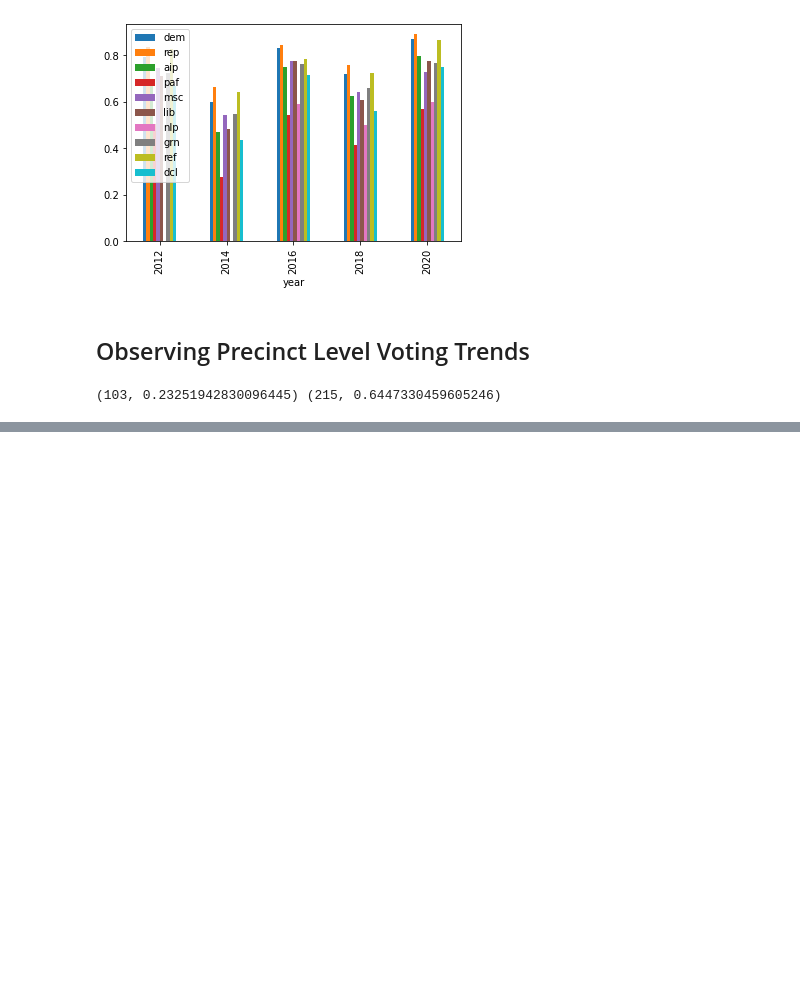
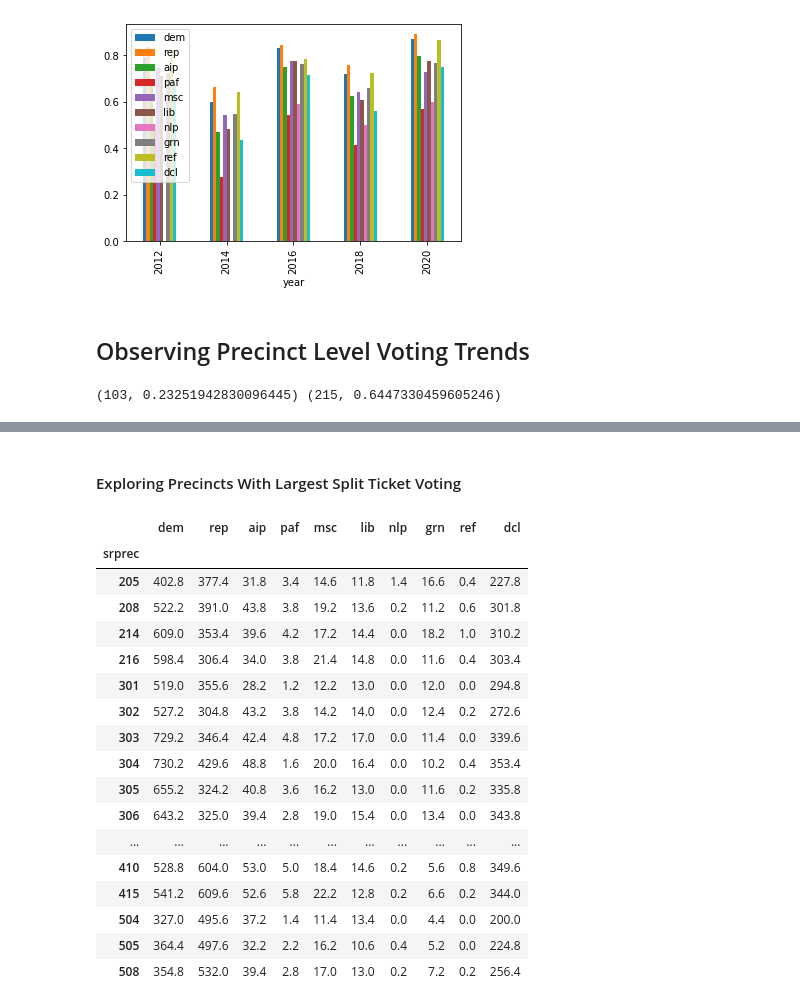
Before and after one commit to CharlesAMiller/AD35, a Jupyter notebook: Data Exploration.ipynb, the cells around one changed output, grey strips where cells are left out. Drawn from its saved outputs; the diff is of its cells as text; code cells hidden in the pictures; blank space fills up the shorter version.

```diff
--- a/Data Exploration.ipynb
+++ b/Data Exploration.ipynb
@@ -65,0 +91,32 @@ sr_dem_perc_diff.max()
+# %% [markdown]
+#### Exploring Precincts With Largest Split Ticket Voting
+# %%
+# Find the precincts most likely to split their vote between top ballot and assembly vote.
+sr_split_tickets = df_precincts_over_time.groupby("srprec")["DIFFDEMPERC"].mean().sort_values(ascending=False)
+split_ticket_ids = sr_split_tickets[:30].index.values
+
+# Get the filtered precincts.
+df_split_ticket_precs = df_precincts_over_time[df_precincts_over_time["srprec"].isin(split_ticket_ids)]
+
+df_split_ticket_precs_prop = df_split_ticket_precs
+
+df_split_ticket_precs.groupby("srprec")[["dem","rep","aip","paf","msc","lib","nlp","grn","ref","dcl"]].mean()
+# %% [output]
+|  | dem | rep | aip | paf | msc | lib | nlp | grn | ref | dcl |
+| srprec |  |  |  |  |  |  |  |  |  |  |
+| 205 | 402.8 | 377.4 | 31.8 | 3.4 | 14.6 | 11.8 | 1.4 | 16.6 | 0.4 | 227.8 |
+| 208 | 522.2 | 391.0 | 43.8 | 3.8 | 19.2 | 13.6 | 0.2 | 11.2 | 0.6 | 301.8 |
+| 214 | 609.0 | 353.4 | 39.6 | 4.2 | 17.2 | 14.4 | 0.0 | 18.2 | 1.0 | 310.2 |
+| 216 | 598.4 | 306.4 | 34.0 | 3.8 | 21.4 | 14.8 | 0.0 | 11.6 | 0.4 | 303.4 |
+| 301 | 519.0 | 355.6 | 28.2 | 1.2 | 12.2 | 13.0 | 0.0 | 12.0 | 0.0 | 294.8 |
+| 302 | 527.2 | 304.8 | 43.2 | 3.8 | 14.2 | 14.0 | 0.0 | 12.4 | 0.2 | 272.6 |
+| 303 | 729.2 | 346.4 | 42.4 | 4.8 | 17.2 | 17.0 | 0.0 | 11.4 | 0.0 | 339.6 |
+| 304 | 730.2 | 429.6 | 48.8 | 1.6 | 20.0 | 16.4 | 0.0 | 10.2 | 0.4 | 353.4 |
+| 305 | 655.2 | 324.2 | 40.8 | 3.6 | 16.2 | 13.0 | 0.0 | 11.6 | 0.2 | 335.8 |
+| 306 | 643.2 | 325.0 | 39.4 | 2.8 | 19.0 | 15.4 | 0.0 | 13.4 | 0.0 | 343.8 |
+| ... | ... | ... | ... | ... | ... | ... | ... | ... | ... | ... |
+| 410 | 528.8 | 604.0 | 53.0 | 5.0 | 18.4 | 14.6 | 0.2 | 5.6 | 0.8 | 349.6 |
+| 415 | 541.2 | 609.6 | 52.6 | 5.8 | 22.2 | 12.8 | 0.2 | 6.6 | 0.2 | 344.0 |
+| 504 | 327.0 | 495.6 | 37.2 | 1.4 | 11.4 | 13.4 | 0.0 | 4.4 | 0.0 | 200.0 |
+| 505 | 364.4 | 497.6 | 32.2 | 2.2 | 16.2 | 10.6 | 0.4 | 5.2 | 0.0 | 224.8 |
+| 508 | 354.8 | 532.0 | 39.4 | 2.8 | 17.0 | 13.0 | 0.2 | 7.2 | 0.2 | 256.4 |
```
Also changed, not shown: parts of 7 cells of this notebook, 1 other file.
